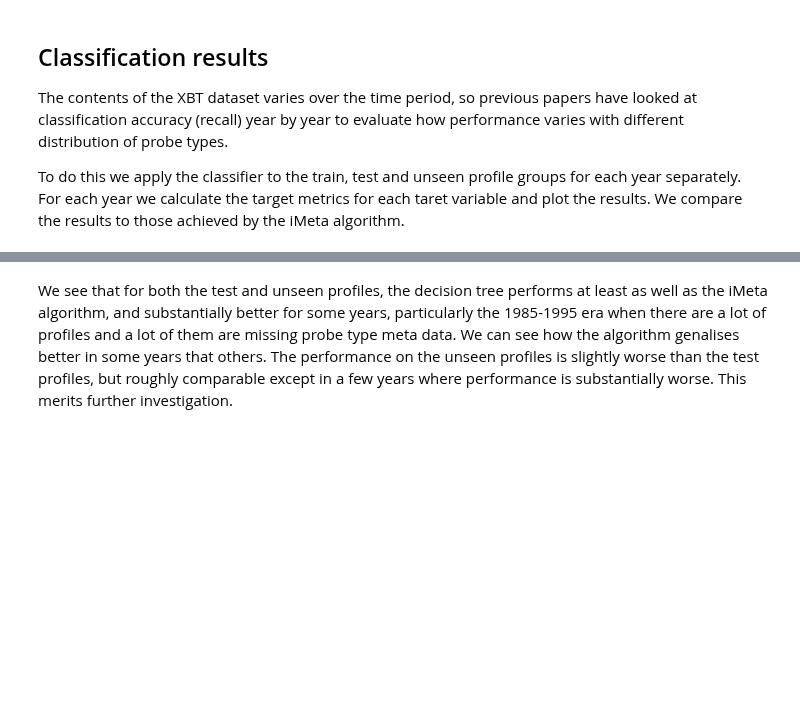
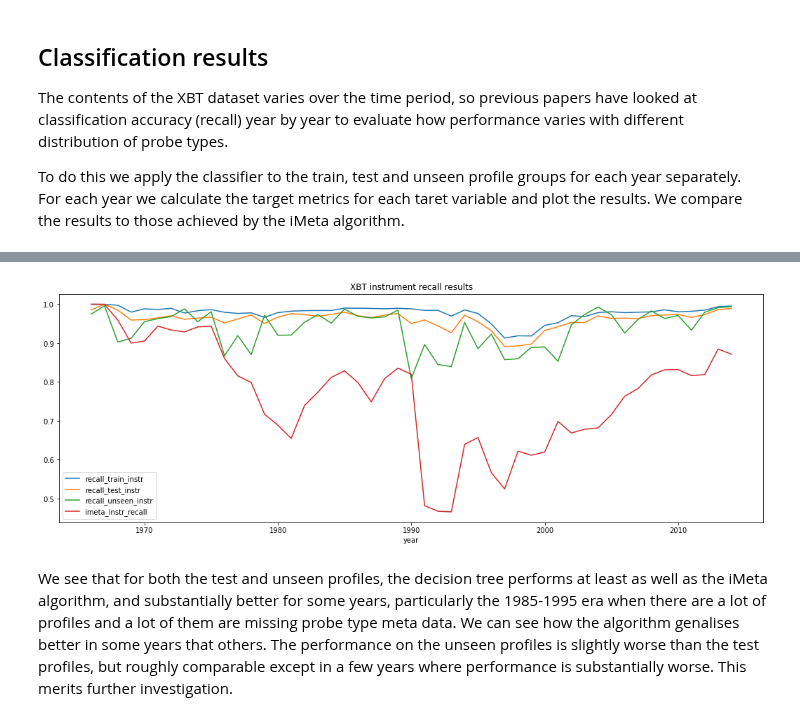
Before and after one commit to MetOffice/XBTs_classification, a Jupyter notebook: notebooks/azureml/azml_local_imeta_tree.ipynb, the cells around one changed output, grey strips where cells are left out. Drawn from its saved outputs; the diff is of its cells as text; code cells hidden in the pictures; blank space fills up the shorter version.

```diff
--- a/notebooks/azureml/azml_local_imeta_tree.ipynb
+++ b/notebooks/azureml/azml_local_imeta_tree.ipynb
@@ -418,12 +309,6 @@ results_by_year = {}
 %%time
 for year in range(env_date_ranges[environment][0],env_date_ranges[environment][1]):
     results_by_year[year] = {
-        'metric_train_model' : score_year(xbt_train_all, year, clf_dt_model1, input_feature_names, 'model'),
-        'metric_test_model' : score_year(xbt_test_all, year, clf_dt_model1, input_feature_names, 'model'),
-        'metric_unseen_model' : score_year(xbt_unseen, year, clf_dt_model1, input_feature_names, 'model'),
-        'metric_train_manuf' : score_year(xbt_train_all, year, clf_dt_manuf1, input_feature_names, 'manufacturer'),
-        'metric_test_manuf' : score_year(xbt_test_all, year, clf_dt_manuf1, input_feature_names, 'manufacturer'),
-        'metric_unseen_manuf' : score_year(xbt_unseen, year, clf_dt_manuf1, input_feature_names, 'manufacturer'),
         'metric_train_instr' : score_year(xbt_train_all, year, clf_dt_instr1, input_feature_names, 'instrument'),
         'metric_test_instr' : score_year(xbt_test_all, year, clf_dt_instr1, input_feature_names, 'instrument'),
         'metric_unseen_instr' : score_year(xbt_unseen, year, clf_dt_instr1, input_feature_names, 'instrument'),
@@ -432,12 +320,6 @@ for year in range(env_date_ranges[environment][0],env_date_ranges[environment][1
 # %%
 recall_by_year = pandas.DataFrame.from_dict({
     'year':  list(results_by_year.keys()),
-    'recall_train_model' : [m1['metric_train_model'][1] for y1,m1 in results_by_year.items()],
-    'recall_test_model' : [m1['metric_test_model'][1] for y1,m1 in results_by_year.items()],
-    'recall_unseen_model' : [m1['metric_unseen_model'][1] for y1,m1 in results_by_year.items()],
-    'recall_train_manuf' : [m1['metric_train_manuf'][1] for y1,m1 in results_by_year.items()],
-    'recall_test_manuf' : [m1['metric_test_manuf'][1] for y1,m1 in results_by_year.items()],
-    'recall_unseen_manuf' : [m1['metric_unseen_manuf'][1] for y1,m1 in results_by_year.items()],
     'recall_train_instr' : [m1['metric_train_instr'][1] for y1,m1 in results_by_year.items()],
     'recall_test_instr' : [m1['metric_test_instr'][1] for y1,m1 in results_by_year.items()],
     'recall_unseen_instr' : [m1['metric_unseen_instr'][1] for y1,m1 in results_by_year.items()],
@@ -451,25 +331,13 @@ instr_encoder = xbt_labelled._feature_encoders['instrument']
 eval_progress.value = env_date_ranges[environment][0]
 imeta_results = []
 for year in range(env_date_ranges[environment][0],env_date_ranges[environment][1]):
-    y_imeta_model = model_encoder.transform(pandas.DataFrame(imeta_model[xbt_labelled.xbt_df.year == year]))
-    xbt_model1 = model_encoder.transform(pandas.DataFrame(xbt_labelled.xbt_df[xbt_labelled.xbt_df.year == year].model))
-
-    y_imeta_manuf = manuf_encoder.transform(pandas.DataFrame(imeta_manufacturer[xbt_labelled.xbt_df.year == year]))
-    xbt_manufacturer1 = manuf_encoder.transform(pandas.DataFrame(xbt_labelled.xbt_df[xbt_labelled.xbt_df.year == year].manufacturer))
-
     y_imeta_instr = instr_encoder.transform(pandas.DataFrame(imeta_instrument[xbt_labelled.xbt_df.year == year]))
     xbt_instr1 = instr_encoder.transform(pandas.DataFrame(xbt_labelled.xbt_df[xbt_labelled.xbt_df.year == year].instrument))
 
 
-    (im_pr_model, im_rec_model, im_f1_model, im_sup_model) = sklearn.metrics.precision_recall_fscore_support(xbt_model1, y_imeta_model,average='micro')
-    (im_pr_manuf, im_rec_manuf, im_f1_manuf, im_sup_manuf) = sklearn.metrics.precision_recall_fscore_support(xbt_manufacturer1, y_imeta_manuf,average='micro')
     (im_pr_instr, im_rec_instr, im_f1_instr, im_sup_instr) = sklearn.metrics.precision_recall_fscore_support(xbt_instr1, y_imeta_instr,average='micro')
 
     imeta_results += [{'year': year,
-                       'imeta_model_recall': im_rec_model,
-                       'imeta_model_precision': im_pr_model,
-                       'imeta_manuf_recall': im_rec_manuf,
-                       'imeta_manuf_precision': im_pr_manuf,
                        'imeta_instr_recall': im_rec_instr,
                        'imeta_instr_precision': im_pr_instr,
                       }]
@@ -484,12 +355,10 @@ results_df = pandas.merge(recall_by_year, imeta_res_df).merge(
     }))
 # %%
 fig_model_recall_results = matplotlib.pyplot.figure('xbt_model_recall', figsize=(18,6))
-ax_model_recall_results = fig_model_recall_results.add_subplot(131, title='XBT model recall results')
-_ = results_df.plot.line(x='year',y=['recall_train_model','recall_test_model', 'recall_unseen_model', 'imeta_model_recall'], ax=ax_model_recall_results)
-ax_manuf_recall_results = fig_model_recall_results.add_subplot(132, title='XBT manufacturer recall results')
-_ = results_df.plot.line(x='year',y=['recall_train_manuf','recall_test_manuf', 'recall_unseen_manuf', 'imeta_manuf_recall'], ax=ax_manuf_recall_results)
-ax_instr_recall_results = fig_model_recall_results.add_subplot(133, title='XBT instrument recall results')
+ax_instr_recall_results = fig_model_recall_results.add_subplot(1,1,1, title='XBT instrument recall results')
 _ = results_df.plot.line(x='year',y=['recall_train_instr','recall_test_instr', 'recall_unseen_instr', 'imeta_instr_recall'], ax=ax_instr_recall_results)
+# %% [output]
+[figure, added]
 # %% [markdown]
 We see that for both the test and unseen profiles, the decision tree performs at least as well as the iMeta algorithm, and substantially better for some years, particularly the 1985-1995 era when there are a lot of profiles and a lot of them are missing probe type meta data. We can see how the algorithm genalises better in some years that others. The performance on the unseen profiles is slightly worse than the test profiles, but roughly comparable except in a few years where performance is substantially worse. This merits further investigation.
 # %%
```
Also changed, not shown: parts of 52 cells of this notebook, 1 other file.
